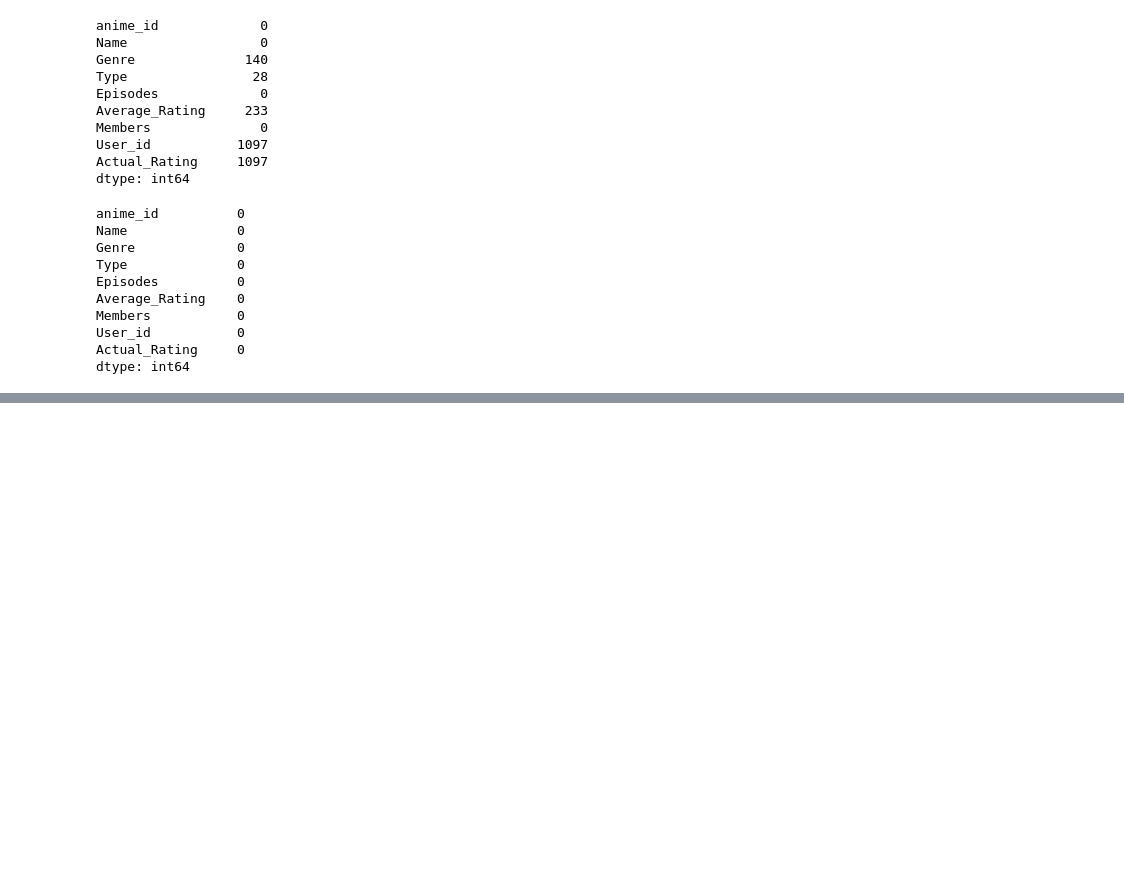
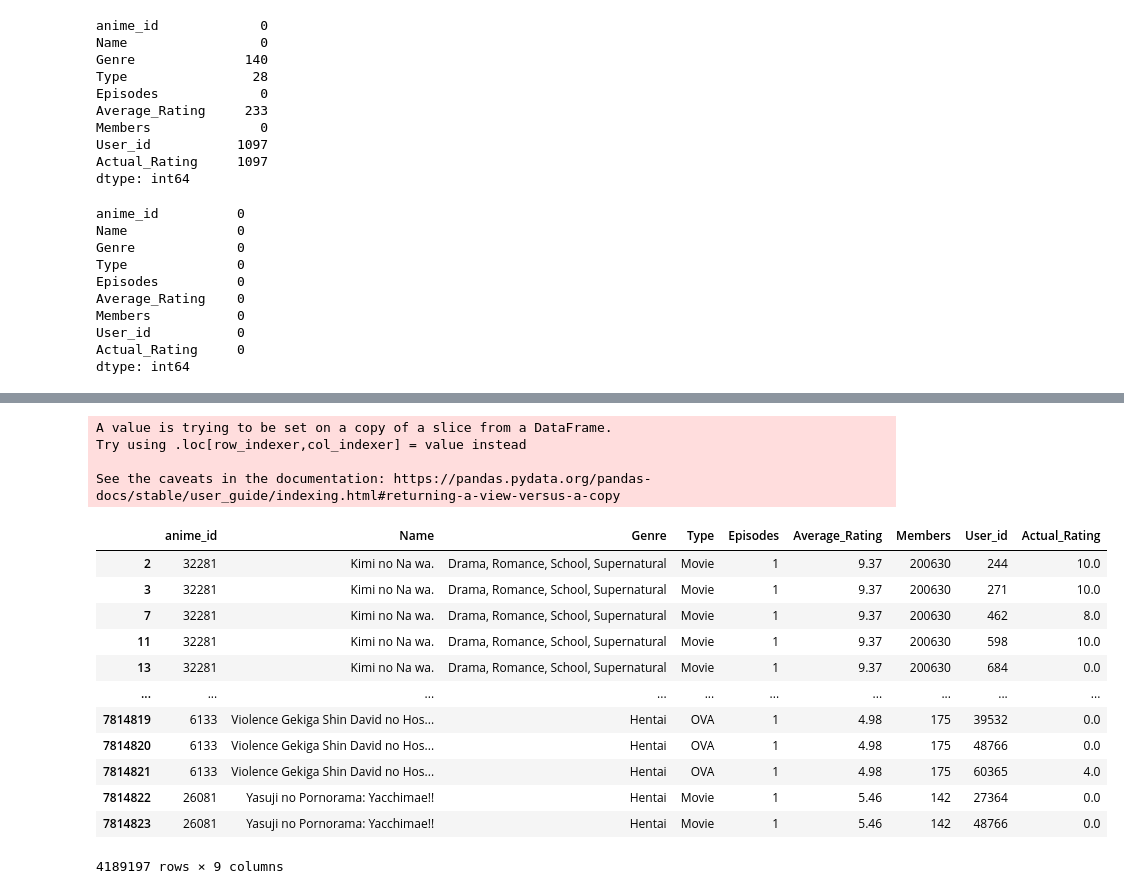
Before and after one commit to hargurjeet/Recommedation-Systems, a Jupyter notebook: Anime_Recommendation_Item_Based_CosineSimilarity.ipynb, the cells around one changed output, grey strips where cells are left out. Saved outputs shown, nothing was run; the diff lists cells and outputs as text; code cells hidden in the pictures; blank space fills up the shorter version.

```diff
--- a/Anime_Recommendation_Item_Based_CosineSimilarity.ipynb
+++ b/Anime_Recommendation_Item_Based_CosineSimilarity.ipynb
@@ -390,3 +393,7 @@ Members           0
 User_id           0
 Actual_Rating     0
 dtype: int64
+# %%
+Valid_Users = full_data.User_id.value_counts().reset_index()
+Valid_Users = Valid_Users.rename(columns={'index': 'User_id', 'User_id': 'User_Counts'})
+Valid_Users
@@ -392,0 +414,3 @@ dtype: int64
+# %%
+Valid_Users.User_id = Valid_Users.User_id.astype(int)
+Valid_Users
@@ -392,0 +431,3 @@ dtype: int64
+# %%
+Valid_Users = Valid_Users[Valid_Users.User_Counts>=200]
+Valid_Users
@@ -392,0 +448,23 @@ dtype: int64
+# %%
+full_data_Valid_Users = full_data[full_data.User_id.isin(Valid_Users.User_id)]
+# %%
+full_data_Valid_Users.User_id = full_data_Valid_Users.User_id.astype(int)
+full_data_Valid_Users
+# %% [output]
+A value is trying to be set on a copy of a slice from a DataFrame.
+Try using .loc[row_indexer,col_indexer] = value instead
+
+See the caveats in the documentation: https://pandas.pydata.org/pandas-docs/stable/user_guide/indexing.html#returning-a-view-versus-a-copy
+|  | anime_id | Name | Genre | Type | Episodes | Average_Rating | Members | User_id | Actual_Rating |
+| 2 | 32281 | Kimi no Na wa. | Drama, Romance, School, Supernatural | Movie | 1 | 9.37 | 200630 | 244 | 10.0 |
+| 3 | 32281 | Kimi no Na wa. | Drama, Romance, School, Supernatural | Movie | 1 | 9.37 | 200630 | 271 | 10.0 |
+| 7 | 32281 | Kimi no Na wa. | Drama, Romance, School, Supernatural | Movie | 1 | 9.37 | 200630 | 462 | 8.0 |
+| 11 | 32281 | Kimi no Na wa. | Drama, Romance, School, Supernatural | Movie | 1 | 9.37 | 200630 | 598 | 10.0 |
+| 13 | 32281 | Kimi no Na wa. | Drama, Romance, School, Supernatural | Movie | 1 | 9.37 | 200630 | 684 | 0.0 |
+| ... | ... | ... | ... | ... | ... | ... | ... | ... | ... |
+| 7814819 | 6133 | Violence Gekiga Shin David no Hos... | Hentai | OVA | 1 | 4.98 | 175 | 39532 | 0.0 |
+| 7814820 | 6133 | Violence Gekiga Shin David no Hos... | Hentai | OVA | 1 | 4.98 | 175 | 48766 | 0.0 |
+| 7814821 | 6133 | Violence Gekiga Shin David no Hos... | Hentai | OVA | 1 | 4.98 | 175 | 60365 | 4.0 |
+| 7814822 | 26081 | Yasuji no Pornorama: Yacchimae!! | Hentai | Movie | 1 | 5.46 | 142 | 27364 | 0.0 |
+| 7814823 | 26081 | Yasuji no Pornorama: Yacchimae!! | Hentai | Movie | 1 | 5.46 | 142 | 48766 | 0.0 |
+4189197 rows × 9 columns
```
Also changed, not shown: parts of 7 cells of this notebook.
